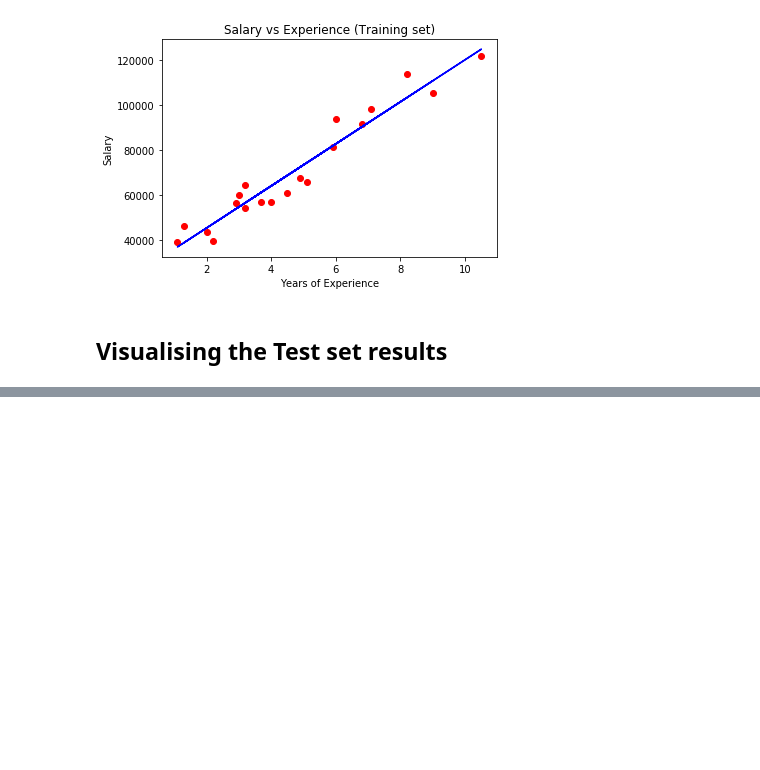
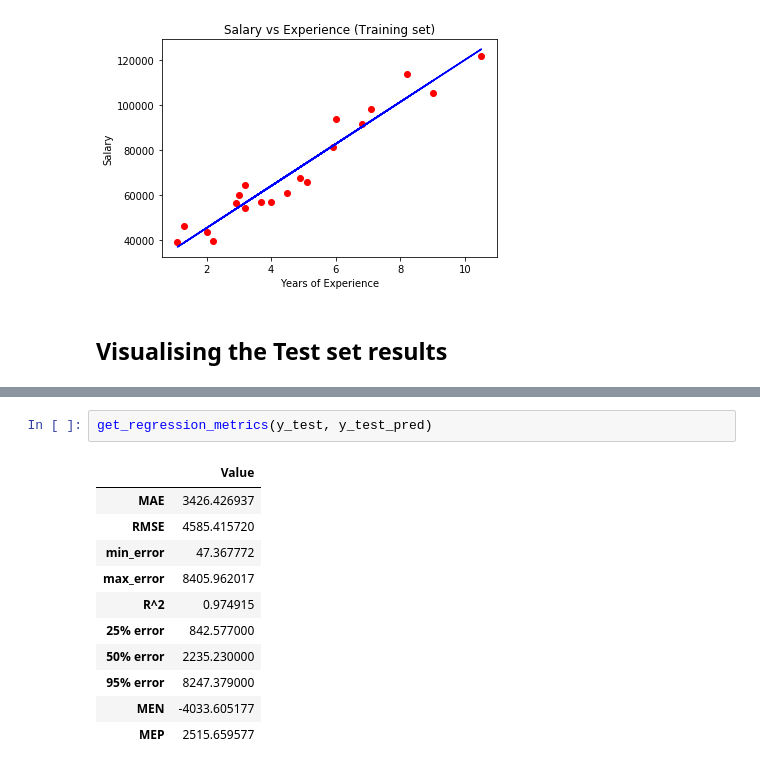
Before and after one commit to AlexandreYao/machine_learning, a Jupyter notebook: Regression/Simple linear regression/predict_salary.ipynb, the cells around one changed output, grey strips where cells are left out. Saved outputs shown, nothing was run; the diff lists cells and outputs as text; blank space fills up the shorter version.

Commit message:
regression models update

```diff
--- a/Regression/Simple linear regression/predict_salary.ipynb
+++ b/Regression/Simple linear regression/predict_salary.ipynb
@@ -128,0 +198,14 @@ plt.show()
+# %%
+get_regression_metrics(y_test, y_test_pred)
+# %% [output]
+|  | Value |
+| MAE | 3426.426937 |
+| RMSE | 4585.415720 |
+| min_error | 47.367772 |
+| max_error | 8405.962017 |
+| R^2 | 0.974915 |
+| 25% error | 842.577000 |
+| 50% error | 2235.230000 |
+| 95% error | 8247.379000 |
+| MEN | -4033.605177 |
+| MEP | 2515.659577 |
```
Also changed, not shown: parts of 5 cells of this notebook, 2 other files.
